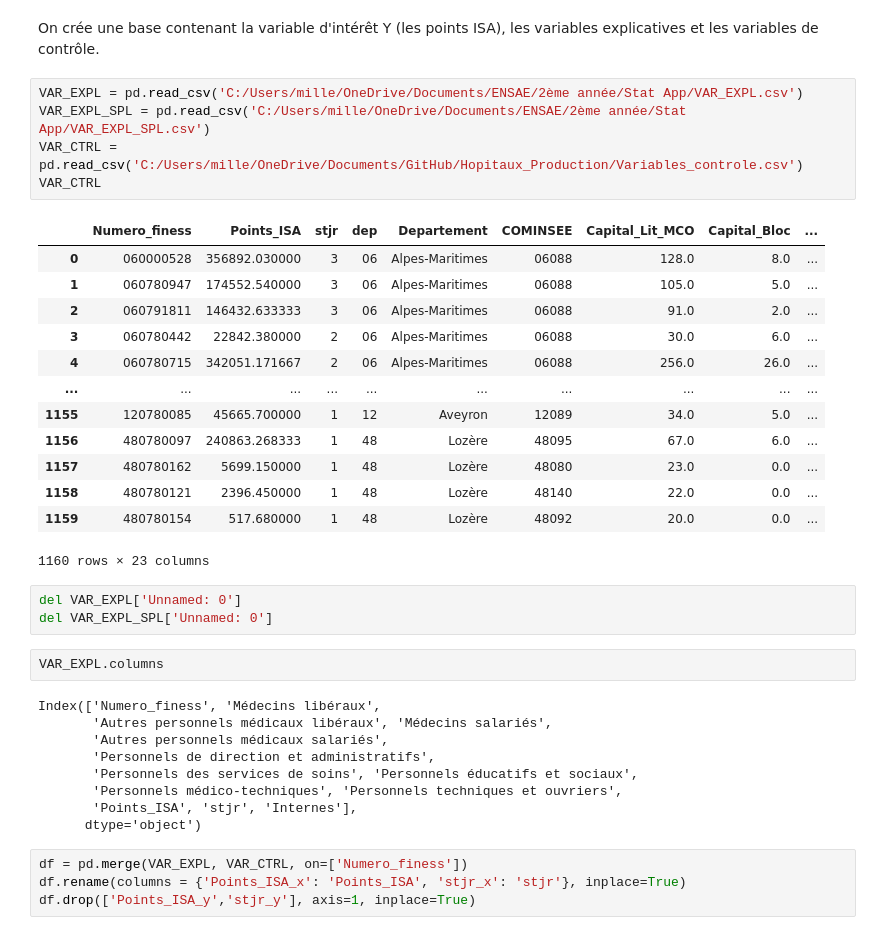
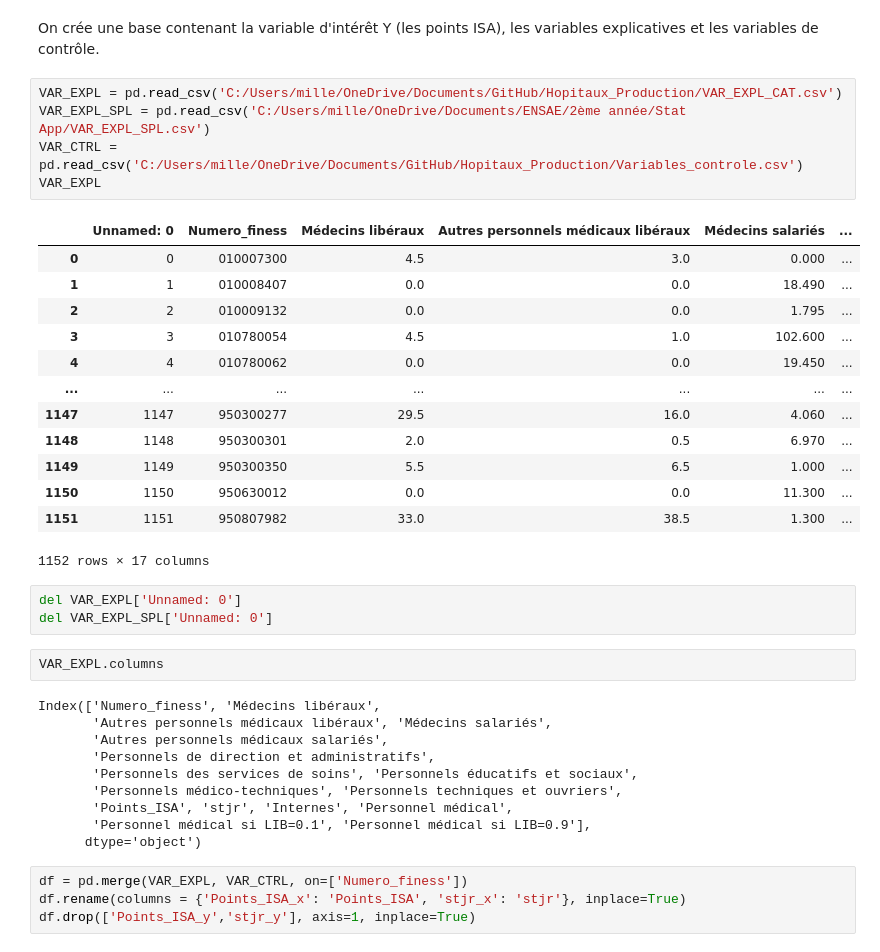
Before and after one commit to VincianeDesbois/Hopitaux_Production, a Jupyter notebook: Application du modèle.ipynb, the cells around one changed output. Drawn from its saved outputs; the diff is of its cells as text.

```diff
--- a/Application du modèle.ipynb
+++ b/Application du modèle.ipynb
@@ -15,24 +15,24 @@ import statsmodels.api as sm
 # %% [markdown]
 On crée une base contenant la variable d'intérêt Y (les points ISA), les variables explicatives et les variables de contrôle.
 # %%
-VAR_EXPL = pd.read_csv('C:/Users/mille/OneDrive/Documents/ENSAE/2ème année/Stat App/VAR_EXPL.csv')
+VAR_EXPL = pd.read_csv('C:/Users/mille/OneDrive/Documents/GitHub/Hopitaux_Production/VAR_EXPL_CAT.csv')
 VAR_EXPL_SPL = pd.read_csv('C:/Users/mille/OneDrive/Documents/ENSAE/2ème année/Stat App/VAR_EXPL_SPL.csv')
 VAR_CTRL = pd.read_csv('C:/Users/mille/OneDrive/Documents/GitHub/Hopitaux_Production/Variables_controle.csv')
-VAR_CTRL
+VAR_EXPL
 # %% [output]
-|  | Numero_finess | Points_ISA | stjr | dep | Departement | COMINSEE | Capital_Lit_MCO | Capital_Bloc | ... |
-| 0 | 060000528 | 356892.030000 | 3 | 06 | Alpes-Maritimes | 06088 | 128.0 | 8.0 | ... |
-| 1 | 060780947 | 174552.540000 | 3 | 06 | Alpes-Maritimes | 06088 | 105.0 | 5.0 | ... |
-| 2 | 060791811 | 146432.633333 | 3 | 06 | Alpes-Maritimes | 06088 | 91.0 | 2.0 | ... |
-| 3 | 060780442 | 22842.380000 | 2 | 06 | Alpes-Maritimes | 06088 | 30.0 | 6.0 | ... |
-| 4 | 060780715 | 342051.171667 | 2 | 06 | Alpes-Maritimes | 06088 | 256.0 | 26.0 | ... |
-| ... | ... | ... | ... | ... | ... | ... | ... | ... | ... |
-| 1155 | 120780085 | 45665.700000 | 1 | 12 | Aveyron | 12089 | 34.0 | 5.0 | ... |
-| 1156 | 480780097 | 240863.268333 | 1 | 48 | Lozère | 48095 | 67.0 | 6.0 | ... |
-| 1157 | 480780162 | 5699.150000 | 1 | 48 | Lozère | 48080 | 23.0 | 0.0 | ... |
-| 1158 | 480780121 | 2396.450000 | 1 | 48 | Lozère | 48140 | 22.0 | 0.0 | ... |
-| 1159 | 480780154 | 517.680000 | 1 | 48 | Lozère | 48092 | 20.0 | 0.0 | ... |
+|  | Unnamed: 0 | Numero_finess | Médecins libéraux | Autres personnels médicaux libéraux | Médecins salariés | ... |
+| 0 | 0 | 010007300 | 4.5 | 3.0 | 0.000 | ... |
+| 1 | 1 | 010008407 | 0.0 | 0.0 | 18.490 | ... |
+| 2 | 2 | 010009132 | 0.0 | 0.0 | 1.795 | ... |
+| 3 | 3 | 010780054 | 4.5 | 1.0 | 102.600 | ... |
+| 4 | 4 | 010780062 | 0.0 | 0.0 | 19.450 | ... |
+| ... | ... | ... | ... | ... | ... | ... |
+| 1147 | 1147 | 950300277 | 29.5 | 16.0 | 4.060 | ... |
+| 1148 | 1148 | 950300301 | 2.0 | 0.5 | 6.970 | ... |
+| 1149 | 1149 | 950300350 | 5.5 | 6.5 | 1.000 | ... |
+| 1150 | 1150 | 950630012 | 0.0 | 0.0 | 11.300 | ... |
+| 1151 | 1151 | 950807982 | 33.0 | 38.5 | 1.300 | ... |
-1160 rows × 23 columns
+1152 rows × 17 columns
 # %%
 del VAR_EXPL['Unnamed: 0']
 del VAR_EXPL_SPL['Unnamed: 0']
@@ -45,7 +45,8 @@ Index(['Numero_finess', 'Médecins libéraux',
        'Personnels de direction et administratifs',
        'Personnels des services de soins', 'Personnels éducatifs et sociaux',
        'Personnels médico-techniques', 'Personnels techniques et ouvriers',
-       'Points_ISA', 'stjr', 'Internes'],
+       'Points_ISA', 'stjr', 'Internes', 'Personnel médical',
+       'Personnel médical si LIB=0.1', 'Personnel médical si LIB=0.9'],
       dtype='object')
 # %%
 df = pd.merge(VAR_EXPL, VAR_CTRL, on=['Numero_finess'])
```
Also changed, not shown: parts of 24 cells of this notebook.
